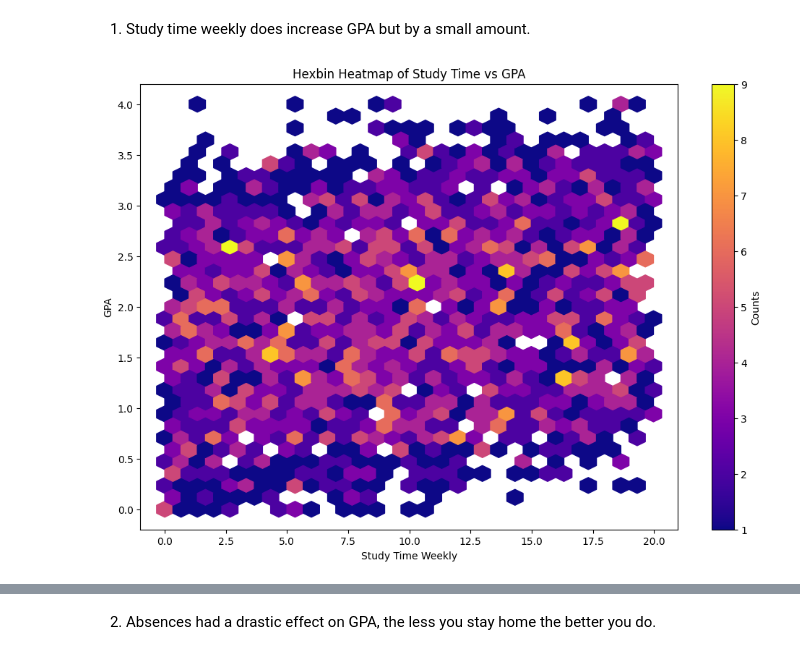
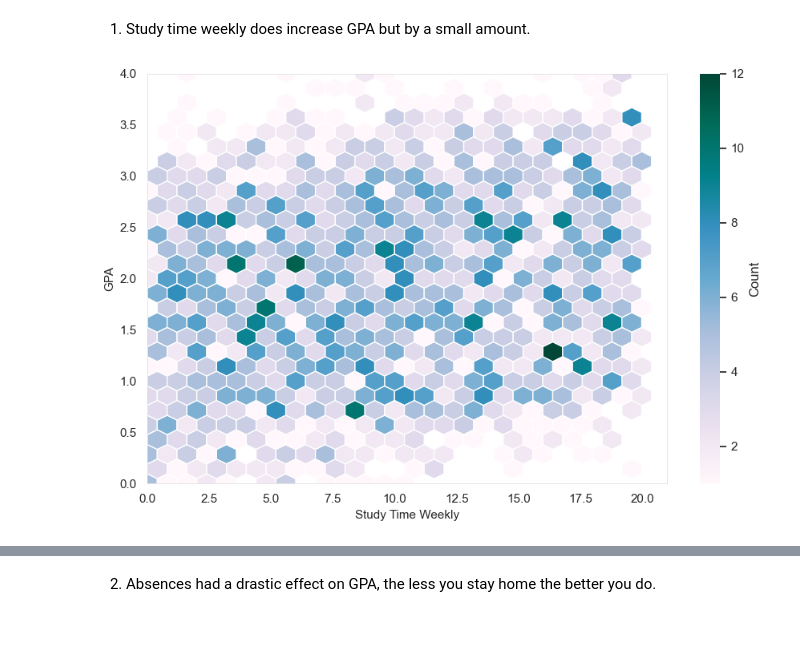
Before and after one commit to BeardedSeal77/MLG382_Guided_Project, a Jupyter notebook: Notebooks/Group T.ipynb, the cells around one changed output, grey strips where cells are left out. Drawn from its saved outputs; the diff is of its cells as text; code cells hidden in the pictures; blank space fills up the shorter version.

```diff
--- a/Notebooks/Group T.ipynb
+++ b/Notebooks/Group T.ipynb
@@ -208,12 +208,36 @@ Is used to examine the relationship between two variables to determine if there
 # %% [markdown]
 1. Study time weekly does increase GPA but by a small amount.
 # %%
-plt.figure(figsize=(12, 8))
-plt.hexbin(df["StudyTimeWeekly"], df["GPA"], gridsize=30, cmap='plasma', mincnt=1)
-plt.colorbar(label='Counts')
-plt.xlabel("Study Time Weekly")
-plt.ylabel("GPA")
-plt.title("Hexbin Heatmap of Study Time vs GPA")
+plt.figure(figsize=(9, 6))
+
+# Remove Unneeded Variables
+df_cleaned = df.drop(columns=['StudentID','Age','Gender','Ethnicity','ParentalEducation','Tutoring','ParentalSupport','Extracurricular','Sports','Music','Volunteering','GradeClass','Absences'])
+
+
+# Hexagon Ploting structure
+hb = plt.hexbin( df["StudyTimeWeekly"], df["GPA"], gridsize=25, cmap="PuBuGn", mincnt=1, edgecolor="white")
+
+# Sidebar
+cb = plt.colorbar(hb, label="Count")
+cb.outline.set_visible(False)
+
+# Axis limits
+plt.xlim(0, 21)
+plt.ylim(0, 4)
+
+# Labels
+plt.xlabel("Study Time Weekly", fontsize=11)
+plt.ylabel("GPA", fontsize=11)
+
+# Remove grid
+plt.grid(False)
+
+# Axis borders
+for spine in plt.gca().spines.values():
+    spine.set_color("lightgray")
+    spine.set_linewidth(0.4)
+
+plt.tight_layout()
 plt.show()
 # %% [output]
-[figure, old version]
+[figure, new version]
```
Also changed, not shown: parts of 17 cells of this notebook, 1 other file.
